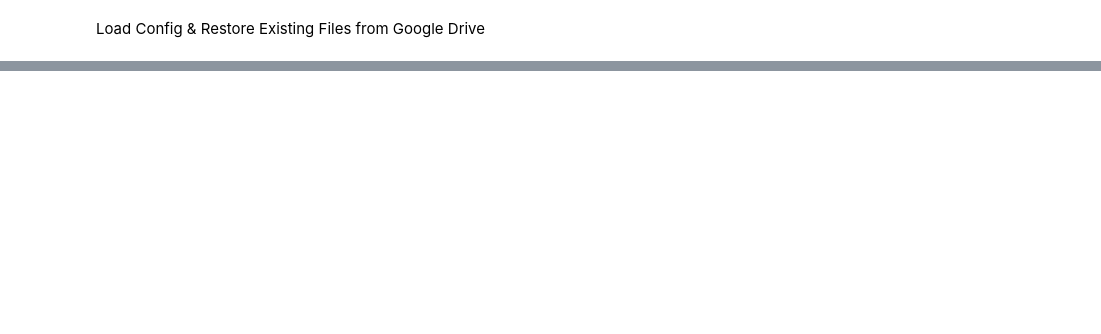
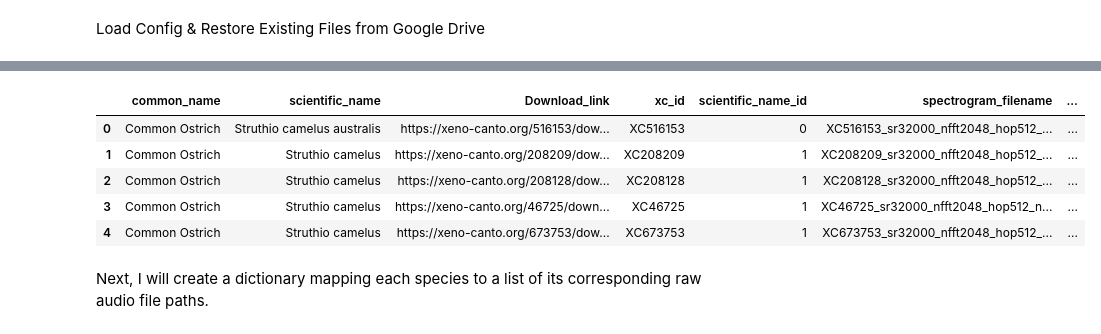
Before and after one commit to sibandze/Bird-Intelligence-System, a Jupyter notebook: notebooks/exploration_and_data_pipeline.ipynb, the cells around one changed output, grey strips where cells are left out. Drawn from its saved outputs; the diff is of its cells as text; code cells hidden in the pictures; blank space fills up the shorter version.

Commit message:
updated colab for downloading and backing up files

```diff
--- a/notebooks/exploration_and_data_pipeline.ipynb
+++ b/notebooks/exploration_and_data_pipeline.ipynb
@@ -151,0 +173,26 @@ print("\nBackup complete!")
+# %%
+import pandas as pd
+import tarfile
+
+# The pipeline runner generated a metadata file with a specific name.
+# Update the config to reflect this generated filename.
+# The log output from the pipeline runner shows: Metadata CSV : metadata_full_sr32000_nfft2048_hop512_nmel128_seg200.csv
+# The 'spectrogram_pattern' variable already holds 'sr32000_nfft2048_hop512_nmel128'.
+# Assuming 'seg200' is consistent with 'segment_size' used by the pipeline.
+config['data']['data_csv'] = f"metadata_full_{spectrogram_pattern}_seg200.csv"
+
+# Construct the full path to the metadata file using the updated config
+metadata_file_path = os.path.join(REPO_DIR, metadata_dir, config['data']['data_csv'])
+
+# Load the metadata file
+metadata_df = pd.read_csv(metadata_file_path)
+display(metadata_df.head())
+# %% [output]
+|  | common_name | scientific_name | Download_link | xc_id | scientific_name_id | spectrogram_filename | ... |
+| 0 | Common Ostrich | Struthio camelus australis | https://xeno-canto.org/516153/dow... | XC516153 | 0 | XC516153_sr32000_nfft2048_hop512_... | ... |
+| 1 | Common Ostrich | Struthio camelus | https://xeno-canto.org/208209/dow... | XC208209 | 1 | XC208209_sr32000_nfft2048_hop512_... | ... |
+| 2 | Common Ostrich | Struthio camelus | https://xeno-canto.org/208128/dow... | XC208128 | 1 | XC208128_sr32000_nfft2048_hop512_... | ... |
+| 3 | Common Ostrich | Struthio camelus | https://xeno-canto.org/46725/down... | XC46725 | 1 | XC46725_sr32000_nfft2048_hop512_n... | ... |
+| 4 | Common Ostrich | Struthio camelus | https://xeno-canto.org/673753/dow... | XC673753 | 1 | XC673753_sr32000_nfft2048_hop512_... | ... |
+# %% [markdown]
+Next, I will create a dictionary mapping each species to a list of its corresponding raw audio file paths.
```
Also changed, not shown: parts of 9 cells of this notebook.
